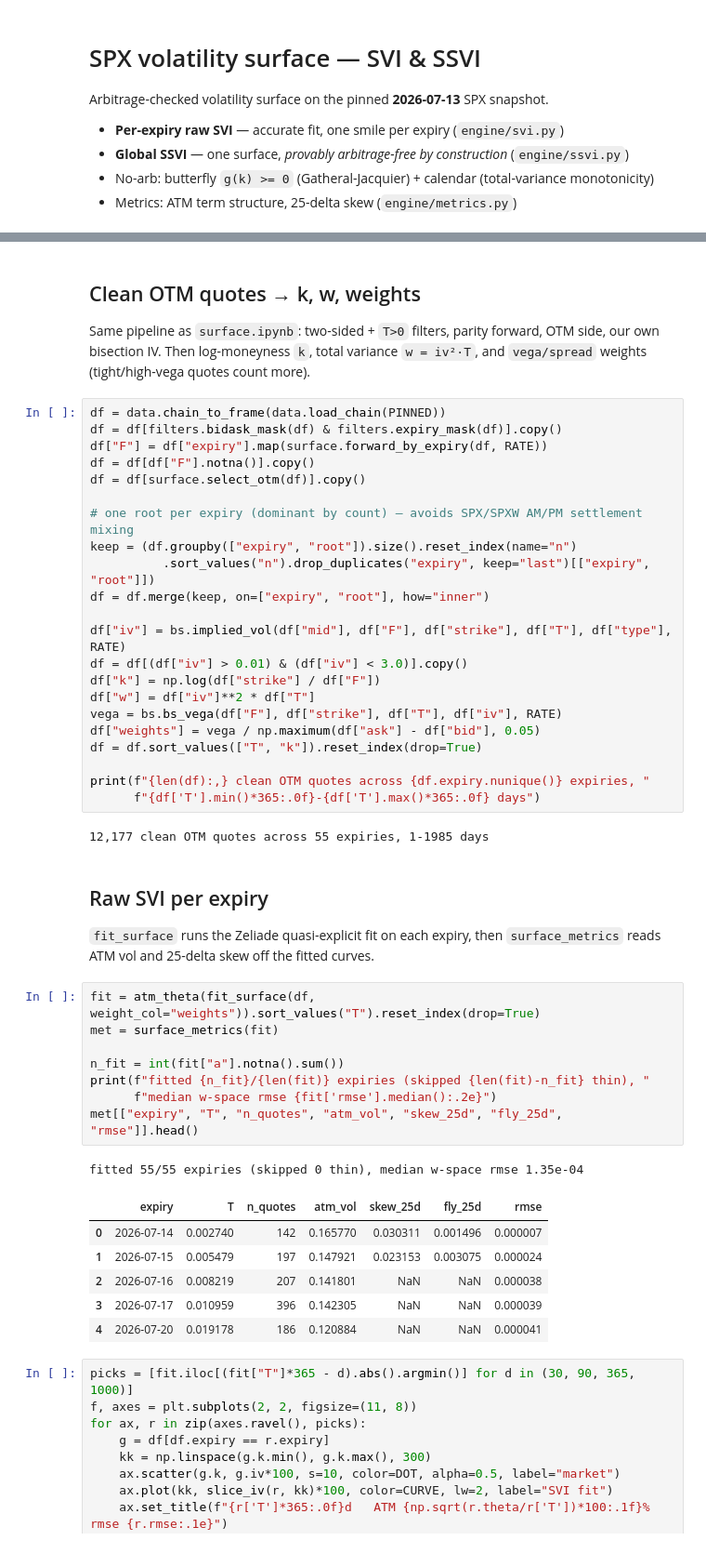
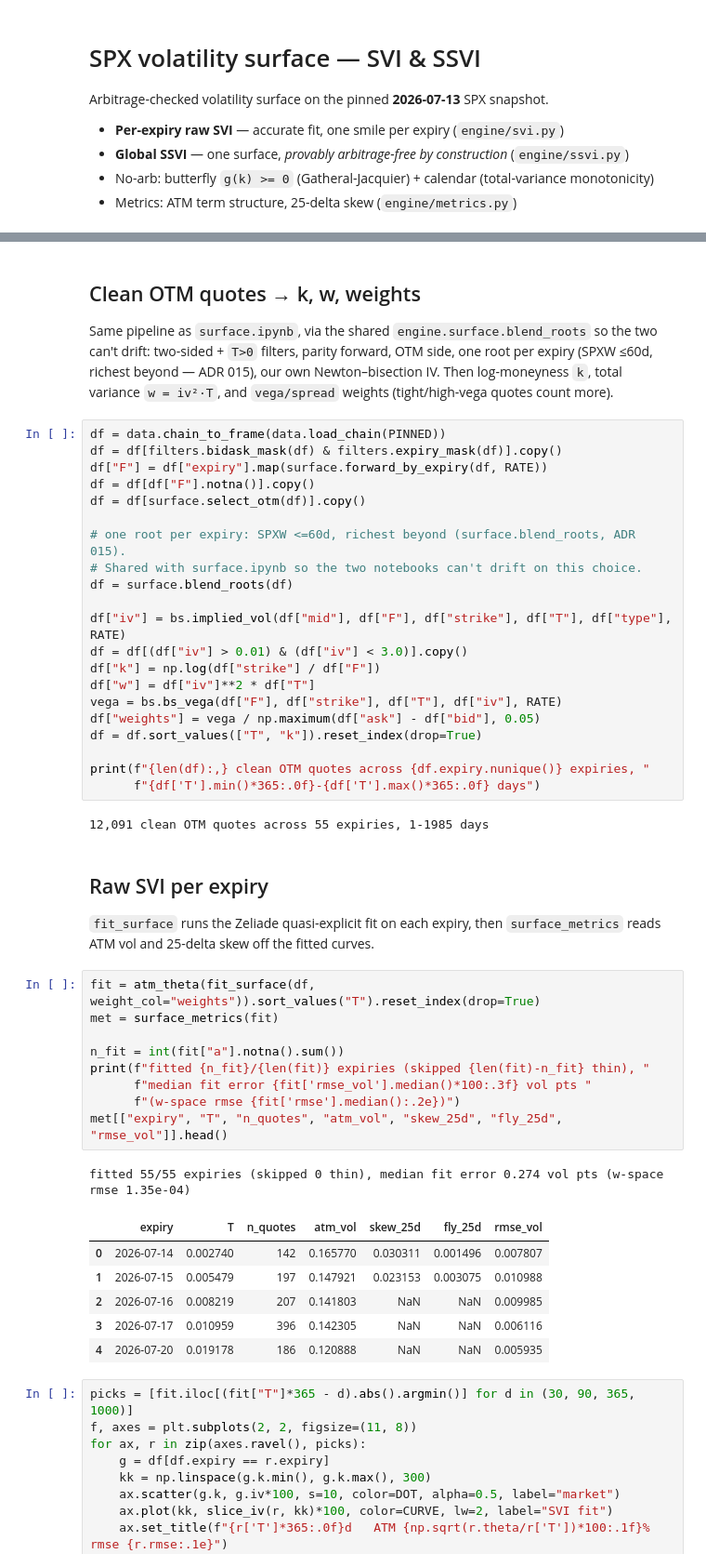
Before and after one commit to bsinek/quant-research, a Jupyter notebook: vol-surface/notebooks/surface_svi.ipynb, the cells around one changed output, grey strips where cells are left out. Shown at 93% size. Drawn from its saved outputs; the diff is of its cells as text.

```diff
--- a/vol-surface/notebooks/surface_svi.ipynb
+++ b/vol-surface/notebooks/surface_svi.ipynb
@@ -32,9 +35,10 @@ def slice_iv(r, k):
 # %% [markdown]
 ## Clean OTM quotes → k, w, weights
 
-Same pipeline as `surface.ipynb`: two-sided + `T>0` filters, parity forward, OTM side,
-our own bisection IV. Then log-moneyness `k`, total variance `w = iv²·T`, and
-`vega/spread` weights (tight/high-vega quotes count more).
+Same pipeline as `surface.ipynb`, via the shared `engine.surface.blend_roots` so the two
+can't drift: two-sided + `T>0` filters, parity forward, OTM side, one root per expiry
+(SPXW ≤60d, richest beyond — ADR 015), our own Newton–bisection IV. Then log-moneyness `k`,
+total variance `w = iv²·T`, and `vega/spread` weights (tight/high-vega quotes count more).
 # %%
 df = data.chain_to_frame(data.load_chain(PINNED))
 df = df[filters.bidask_mask(df) & filters.expiry_mask(df)].copy()
@@ -42,10 +46,9 @@ df["F"] = df["expiry"].map(surface.forward_by_expiry(df, RATE))
 df = df[df["F"].notna()].copy()
 df = df[surface.select_otm(df)].copy()
 
-# one root per expiry (dominant by count) — avoids SPX/SPXW AM/PM settlement mixing
-keep = (df.groupby(["expiry", "root"]).size().reset_index(name="n")
-          .sort_values("n").drop_duplicates("expiry", keep="last")[["expiry", "root"]])
-df = df.merge(keep, on=["expiry", "root"], how="inner")
+# one root per expiry: SPXW <=60d, richest beyond (surface.blend_roots, ADR 015).
+# Shared with surface.ipynb so the two notebooks can't drift on this choice.
+df = surface.blend_roots(df)
 
 df["iv"] = bs.implied_vol(df["mid"], df["F"], df["strike"], df["T"], df["type"], RATE)
 df = df[(df["iv"] > 0.01) & (df["iv"] < 3.0)].copy()
@@ -58,7 +61,7 @@ df = df.sort_values(["T", "k"]).reset_index(drop=True)
 print(f"{len(df):,} clean OTM quotes across {df.expiry.nunique()} expiries, "
       f"{df['T'].min()*365:.0f}-{df['T'].max()*365:.0f} days")
 # %% [output]
-12,177 clean OTM quotes across 55 expiries, 1-1985 days
+12,091 clean OTM quotes across 55 expiries, 1-1985 days
 # %% [markdown]
 ## Raw SVI per expiry
 
@@ -67,19 +70,20 @@ reads ATM vol and 25-delta skew off the fitted curves.
 # %%
 fit = atm_theta(fit_surface(df, weight_col="weights")).sort_values("T").reset_index(drop=True)
 met = surface_metrics(fit)
 
 n_fit = int(fit["a"].notna().sum())
 print(f"fitted {n_fit}/{len(fit)} expiries (skipped {len(fit)-n_fit} thin), "
-      f"median w-space rmse {fit['rmse'].median():.2e}")
-met[["expiry", "T", "n_quotes", "atm_vol", "skew_25d", "fly_25d", "rmse"]].head()
+      f"median fit error {fit['rmse_vol'].median()*100:.3f} vol pts "
+      f"(w-space rmse {fit['rmse'].median():.2e})")
+met[["expiry", "T", "n_quotes", "atm_vol", "skew_25d", "fly_25d", "rmse_vol"]].head()
 # %% [output]
-fitted 55/55 expiries (skipped 0 thin), median w-space rmse 1.35e-04
+fitted 55/55 expiries (skipped 0 thin), median fit error 0.274 vol pts (w-space rmse 1.35e-04)
-|  | expiry | T | n_quotes | atm_vol | skew_25d | fly_25d | rmse |
-| 0 | 2026-07-14 | 0.002740 | 142 | 0.165770 | 0.030311 | 0.001496 | 0.000007 |
-| 1 | 2026-07-15 | 0.005479 | 197 | 0.147921 | 0.023153 | 0.003075 | 0.000024 |
-| 2 | 2026-07-16 | 0.008219 | 207 | 0.141801 | NaN | NaN | 0.000038 |
-| 3 | 2026-07-17 | 0.010959 | 396 | 0.142305 | NaN | NaN | 0.000039 |
-| 4 | 2026-07-20 | 0.019178 | 186 | 0.120884 | NaN | NaN | 0.000041 |
+|  | expiry | T | n_quotes | atm_vol | skew_25d | fly_25d | rmse_vol |
+| 0 | 2026-07-14 | 0.002740 | 142 | 0.165770 | 0.030311 | 0.001496 | 0.007807 |
+| 1 | 2026-07-15 | 0.005479 | 197 | 0.147921 | 0.023153 | 0.003075 | 0.010988 |
+| 2 | 2026-07-16 | 0.008219 | 207 | 0.141803 | NaN | NaN | 0.009985 |
+| 3 | 2026-07-17 | 0.010959 | 396 | 0.142305 | NaN | NaN | 0.006116 |
+| 4 | 2026-07-20 | 0.019178 | 186 | 0.120888 | NaN | NaN | 0.005935 |
 # %%
 picks = [fit.iloc[(fit["T"]*365 - d).abs().argmin()] for d in (30, 90, 365, 1000)]
 f, axes = plt.subplots(2, 2, figsize=(11, 8))
```
Also changed, not shown: parts of 3 cells of this notebook, 7 other files.
